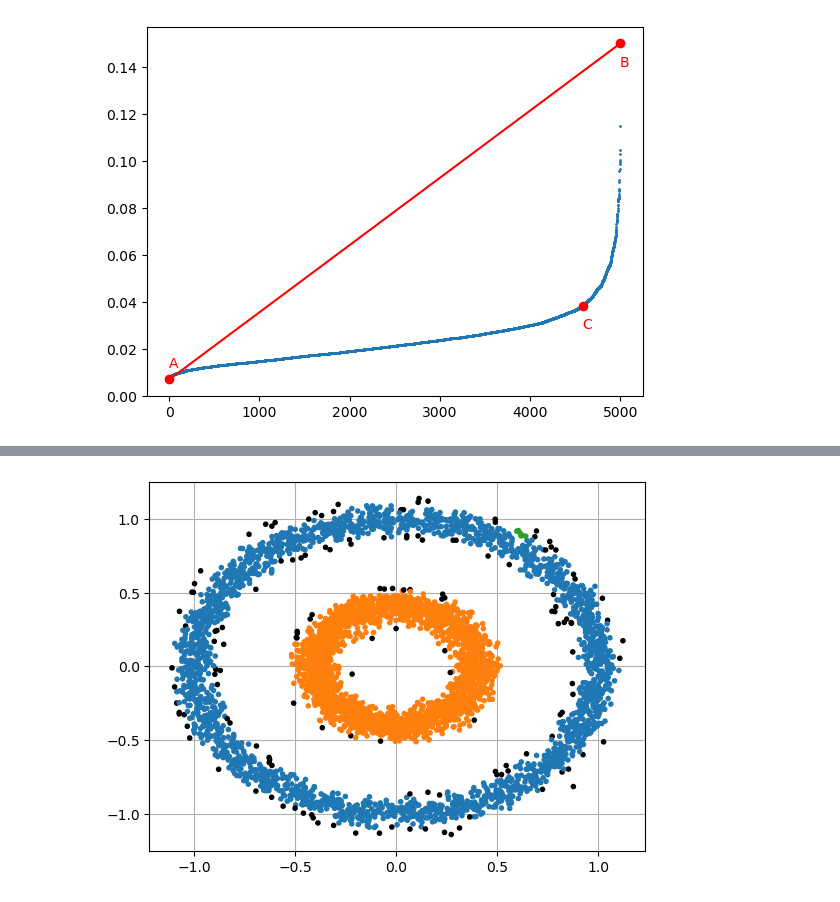
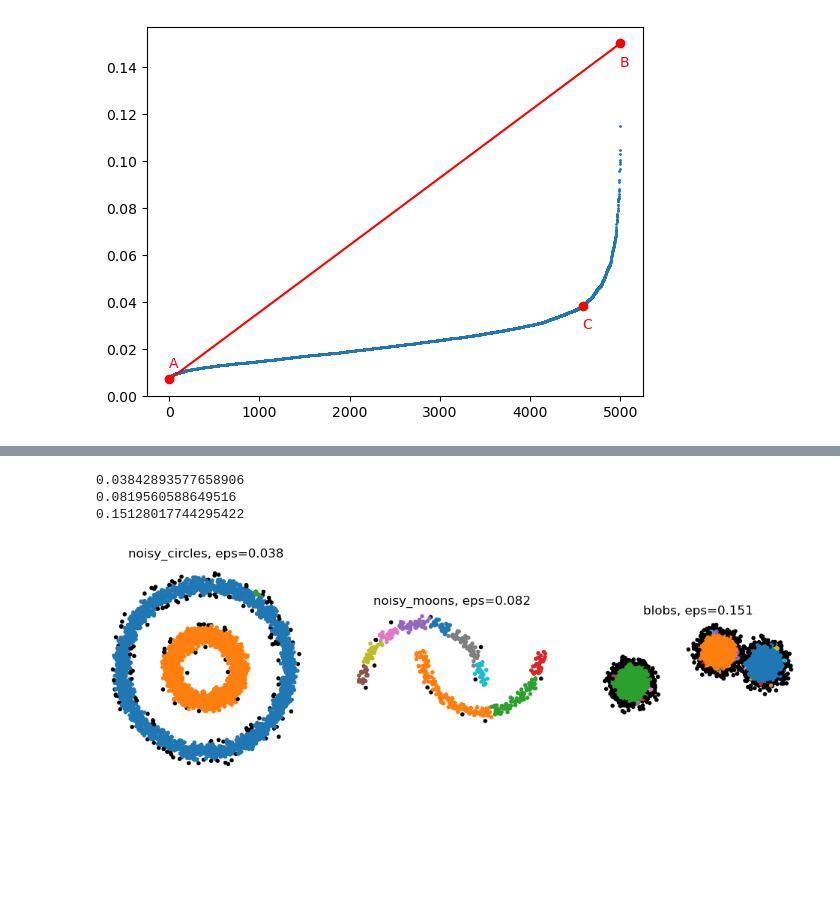
Before and after one commit to val3riot/ComputerScience, a Jupyter notebook: DataMining/lezione_09.ipynb, the cells around one changed output, grey strips where cells are left out. Cells and saved outputs as stored; diff of their text form; code cells hidden in the pictures; blank space fills up the shorter version.

```diff
--- a/DataMining/lezione_09.ipynb
+++ b/DataMining/lezione_09.ipynb
@@ -72,7 +72,7 @@ def dbscan(points, min_pts, eps=None):
     tree = KDTree(points)
     n = points.shape[0]
     if eps==None:
-        eps = eps_opt(tree, points, min_pts)
+        eps = eps_opt(points, min_pts)
     c = -1  # c+1 sarà il 'nome' del prossimo cluster
     labels = [None]*n # non visitato
 
@@ -183,3 +376,16 @@ eps=eps_opt(points,6,draw=True)
 # %% [output]
 0.03842893577658906
 [figure]
+# %%
+datasets_list = [
+    ("noisy_circles", noisy_circles),
+    ("noisy_moons", noisy_moons),
+    ("blobs", blobs)
+]
+
+for name, the_dataset in datasets_list:
+    points = the_dataset[0]
+    print(name)
+    eps = eps_opt(points, min_pts=6, draw=True)
+    plt.title(f"Stima eps per {name}")
+    plt.show()
@@ -186,13 +402,36 @@ eps=eps_opt(points,6,draw=True)
 # %%
+fig, axs = plt.subplots(1, 3, figsize=(12, 4))
 
-labels = dbscan(points, min_pts=6, eps=eps)
-colors = []
-for lab in labels:
-    if lab == 'Noise':
-        colors.append('black')
-    else:
-        colors.append(color_map[int(lab)])
-plt.scatter([x for x, _ in points], [y for _, y in points], color=colors, marker='.', zorder=3)
-plt.grid(True)
+for i, (name, the_dataset) in enumerate(datasets_list):
+    points = the_dataset[0]
+
+    eps = eps_opt(points, min_pts=6, draw=False)
+    labels = dbscan(points, min_pts=6, eps=eps)
+
+    colors = []
+    for lab in labels:
+        if lab == 'Noise':
+            colors.append('black')
+        else:
+            colors.append(color_map[int(lab)])
+
+    ax = axs[i]
+    ax.scatter(
+        [x for x, _ in points],
+        [y for _, y in points],
+        color=colors,
+        marker='.',
+        zorder=3
+    )
+
+    ax.set_title(f"{name}, eps={eps:.3f}")
+    ax.grid(True)
+    ax.set_aspect('equal')
+    ax.axis('off')
+
+plt.show()
 # %% [output]
+0.03842893577658906
+0.0819560588649516
+0.15128017744295422
-[figure, old version]
+[figure, new version]
```
Also changed, not shown: parts of 8 cells of this notebook, 8 other files.
